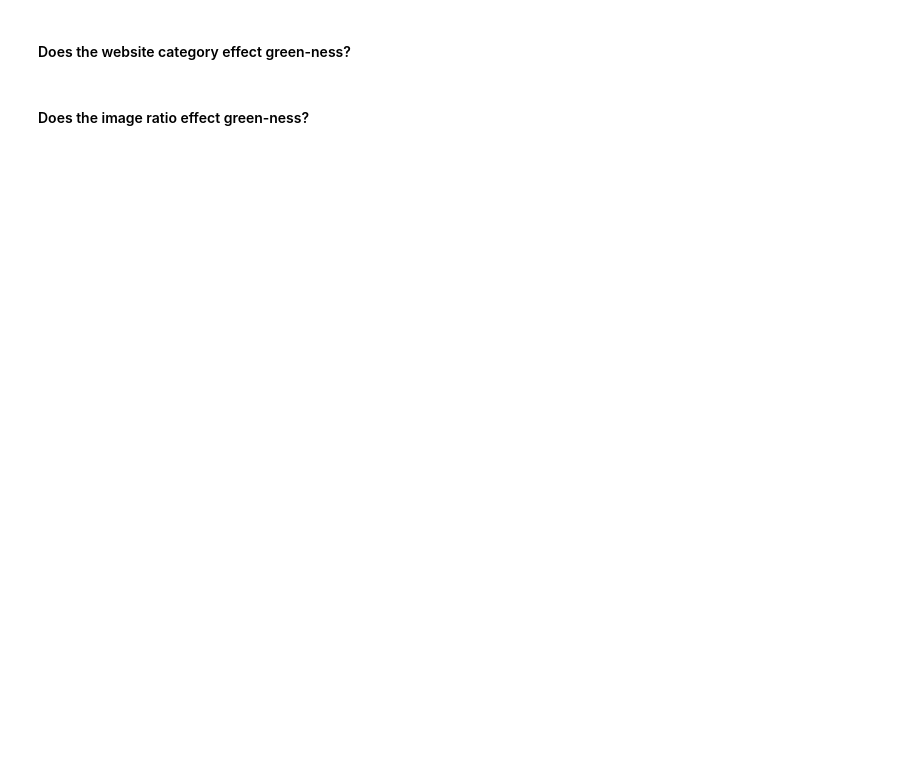
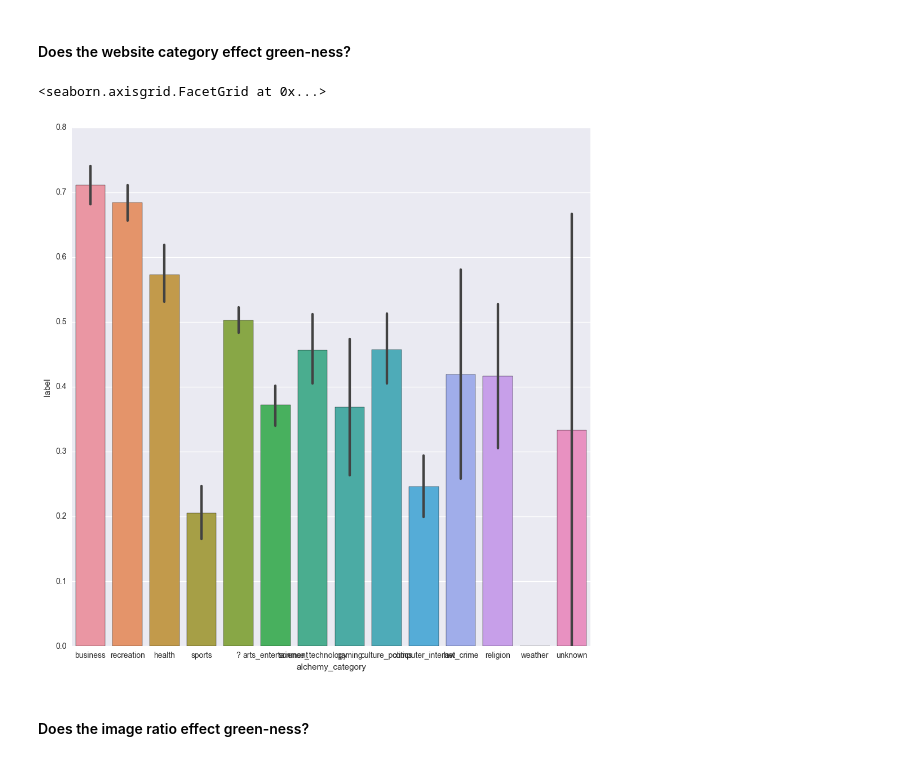
Before and after one commit to shetty83/dsi-sea-week04-2.2, a Jupyter notebook: code/starter-code/starter-code.ipynb, the cells around one changed output. Saved outputs shown, nothing was run; the diff lists cells and outputs as text; code cells hidden in the pictures; blank space fills up the shorter version.

```diff
--- a/code/starter-code/starter-code.ipynb
+++ b/code/starter-code/starter-code.ipynb
@@ -73,2 +101,8 @@ data[['title', 'label']].head()
+# %%
+# TODO
+sns.factorplot(x="alchemy_category", y="label", data=data, kind="bar", size=10)
+# %% [output]
+<seaborn.axisgrid.FacetGrid at 0x...>
+[figure, added]
 # %% [markdown]
 #### Does the image ratio effect green-ness?
```
Also changed, not shown: parts of 19 cells of this notebook.
